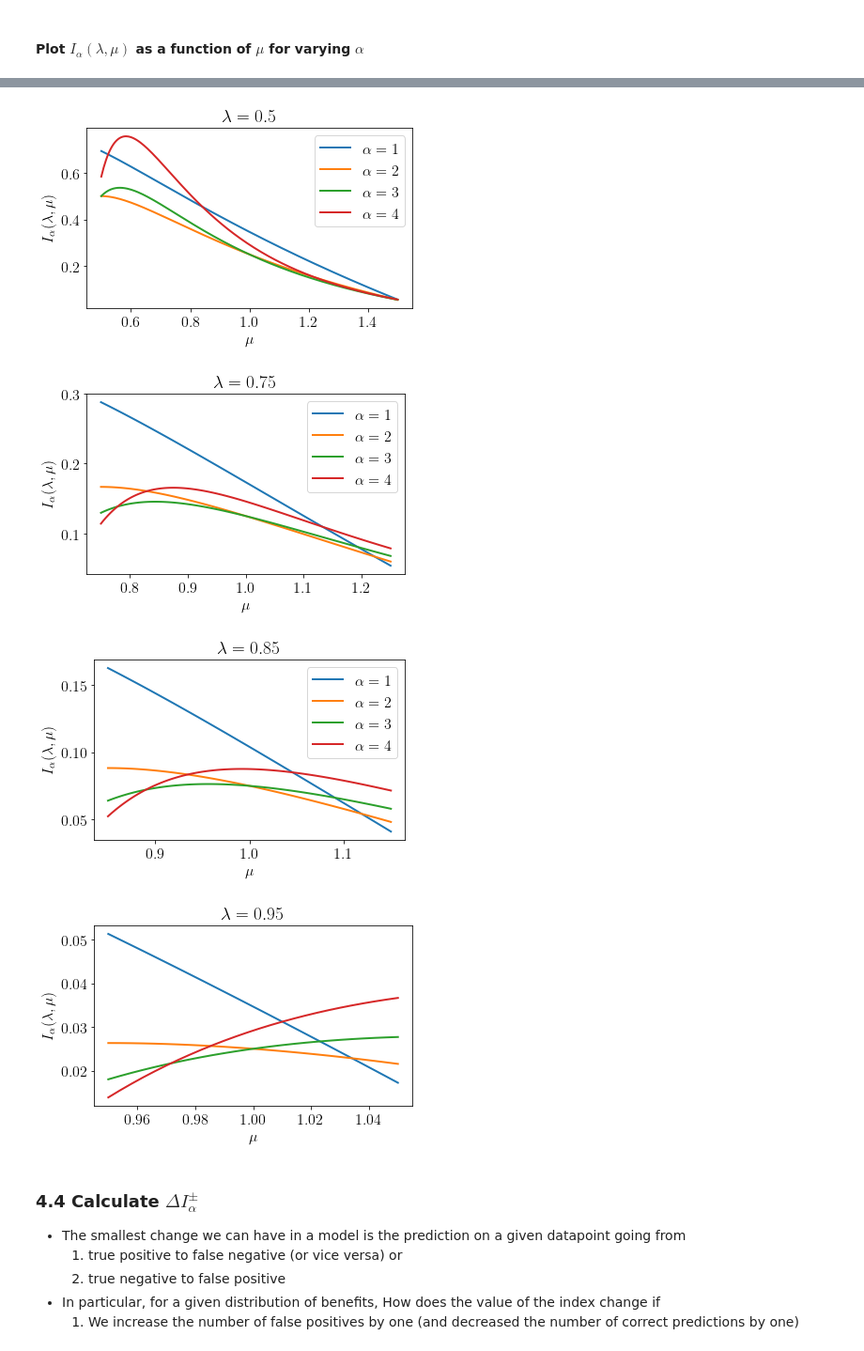
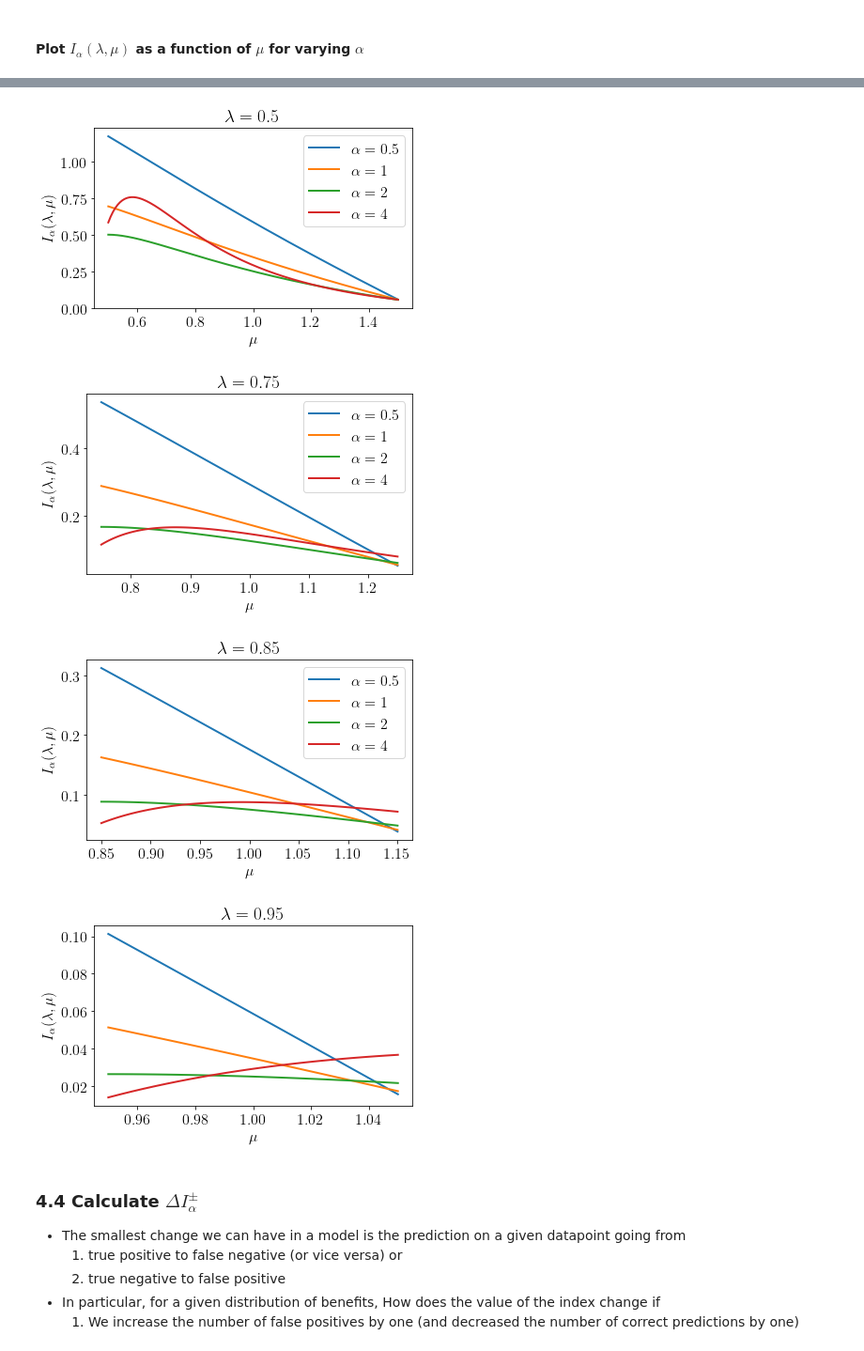
Before and after one commit to leenamurgai/leenamurgai.github.io, a Jupyter notebook: code/05_InequalityIndices.ipynb, the cells around one changed output, grey strips where cells are left out. Shown: that part at 94% size. Cells and saved outputs as stored; diff of their text form; code cells hidden in the pictures.

Commit message:
Update book - Look at alpha=1/2 in chapter 5 Python notebook - Update separation and sufficiency figures
Update software
- Tell pandoc not to wrap

```diff
--- a/code/05_InequalityIndices.ipynb
+++ b/code/05_InequalityIndices.ipynb
@@ -916,7 +916,7 @@ lambda tilde minimum = 0.9205855561713364
 #### Plot $I_{\alpha}(\lambda,\mu)$ as a function of $\mu$ for varying $\lambda$
 # %%
 n=100
-alphas = [i for i in range(1,5)]
+alphas  = [0.5, 1, 2, 4]
 legends = [False]*len(alphas)
 legends[0] = True
 
@@ -957,7 +956,7 @@ I strictly increasing for lambda > 0.9230769230769229
 #### Plot $I_{\alpha}(\lambda,\mu)$ as a function of $\mu$ for varying $\alpha$
 # %%
 n=500
-alphas = [i for i in range(1,5)]
+alphas  = [0.5, 1, 2, 4]
 ncs = [5*50, 5*75, 5*85, 5*95]
 legends = [True]*len(ncs)
 legends[-1] = False
@@ -991,9 +989,9 @@ I strictly increasing for lambda > 0.9411764705882353
 g(4) = 1.1666666666666667
 I strictly increasing for lambda > 0.9230769230769229
-[figure, old version]
+[figure, new version]
-[figure, old version]
+[figure, new version]
-[figure, old version]
+[figure, new version]
-[figure, old version]
+[figure, new version]
 # %% [markdown]
 ### 4.4 Calculate $\Delta I^{\pm}_{\alpha}$
 
```
Also changed, not shown: parts of 5 cells of this notebook, 4 other files.
